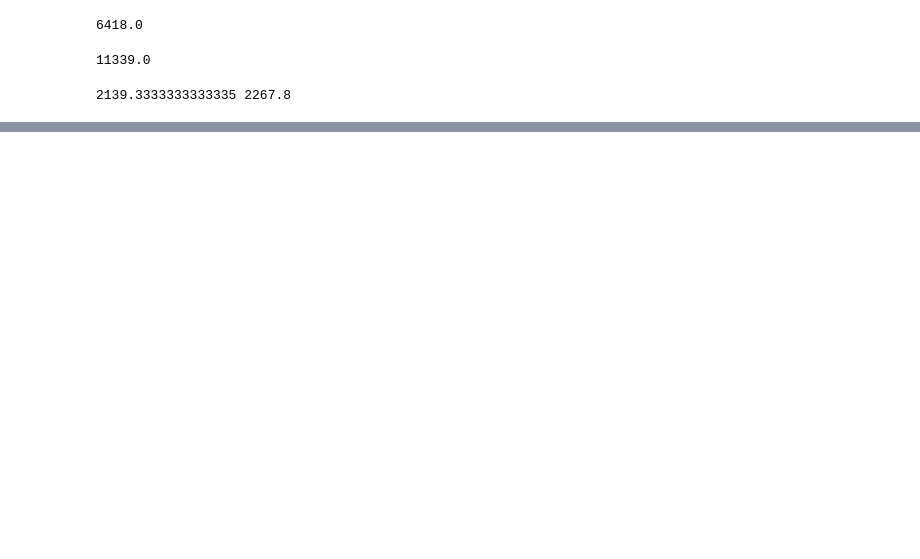
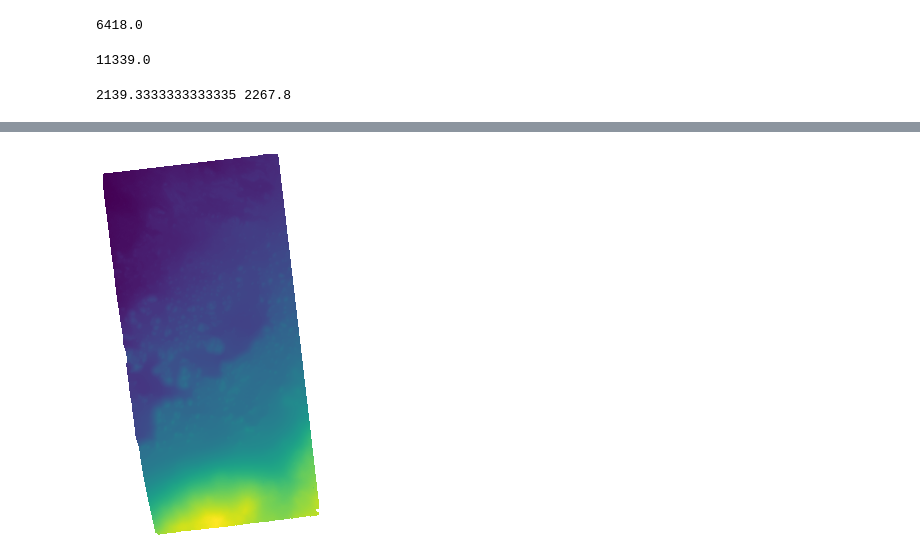
Before and after one commit to SalimFares4/Image-Segmentation, a Jupyter notebook: Code/Visualization/Tiling.ipynb, the cells around one changed output, grey strips where cells are left out. Cells and saved outputs as stored; diff of their text form; code cells hidden in the pictures; blank space fills up the shorter version.

```diff
--- a/Code/Visualization/Tiling.ipynb
+++ b/Code/Visualization/Tiling.ipynb
@@ -109,0 +120,7 @@ for file in get_files(dem_path + "tiles/"):
+# %%
+  fig, ax = plt.subplots(1, 1, figsize=(7, 7))
+  ax.axis("off")
+  with rasterio.open(high_res_dem) as dem:
+    rasterio.plot.show(dem)
+# %% [output]
+[figure, added]
```
Also changed, not shown: parts of 8 cells of this notebook.
